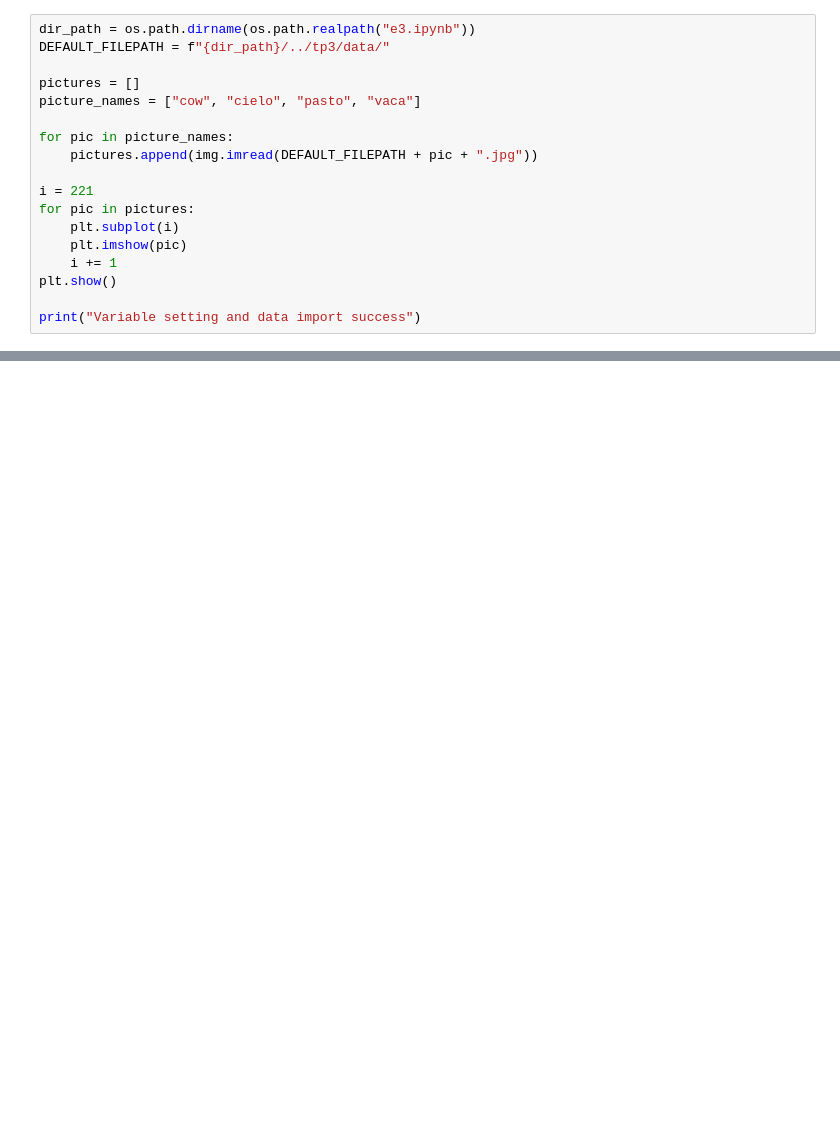
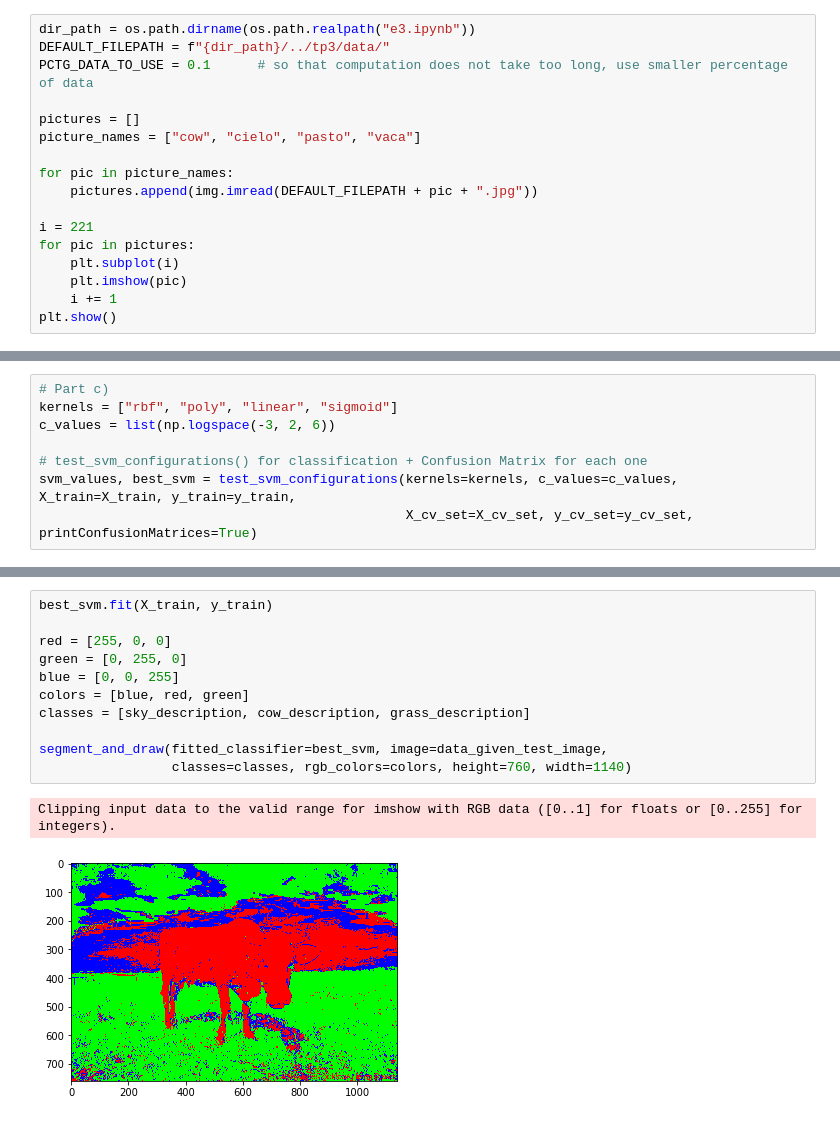
Before and after one commit to amkcpu/AA_TP1, a Jupyter notebook: ml_tps/tp3/e3.ipynb, the cells around one changed output, grey strips where cells are left out. Cells and saved outputs as stored; diff of their text form; blank space fills up the shorter version.

```diff
--- a/ml_tps/tp3/e3.ipynb
+++ b/ml_tps/tp3/e3.ipynb
@@ -27,6 +32,7 @@ Module and package import success
 # %%
 dir_path = os.path.dirname(os.path.realpath("e3.ipynb"))
 DEFAULT_FILEPATH = f"{dir_path}/../tp3/data/"
+PCTG_DATA_TO_USE = 0.1      # so that computation does not take too long, use smaller percentage of data
 
 pictures = []
 picture_names = ["cow", "cielo", "pasto", "vaca"]
@@ -40,7 +46,5 @@ for pic in pictures:
     plt.imshow(pic)
     i += 1
 plt.show()
-
-print("Variable setting and data import success")
 # %% [output]
 [figure]
@@ -47,0 +95,8 @@ Variable setting and data import success
+# %%
+# Part c)
+kernels = ["rbf", "poly", "linear", "sigmoid"]
+c_values = list(np.logspace(-3, 2, 6))
+
+# test_svm_configurations() for classification + Confusion Matrix for each one
+svm_values, best_svm = test_svm_configurations(kernels=kernels, c_values=c_values, X_train=X_train, y_train=y_train,
+                                               X_cv_set=X_cv_set, y_cv_set=y_cv_set, printConfusionMatrices=True)
@@ -47,0 +166,14 @@ Variable setting and data import success
+# %%
+best_svm.fit(X_train, y_train)
+
+red = [255, 0, 0]
+green = [0, 255, 0]
+blue = [0, 0, 255]
+colors = [blue, red, green]
+classes = [sky_description, cow_description, grass_description]
+
+segment_and_draw(fitted_classifier=best_svm, image=data_given_test_image,
+                 classes=classes, rgb_colors=colors, height=760, width=1140)
+# %% [output]
+Clipping input data to the valid range for imshow with RGB data ([0..1] for floats or [0..255] for integers).
+[figure, added]
```
Also changed, not shown: parts of 15 cells of this notebook, 3 other files.
